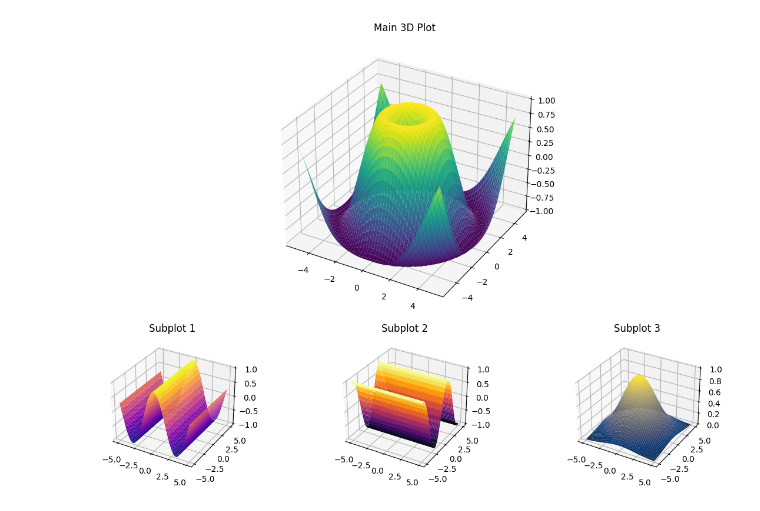
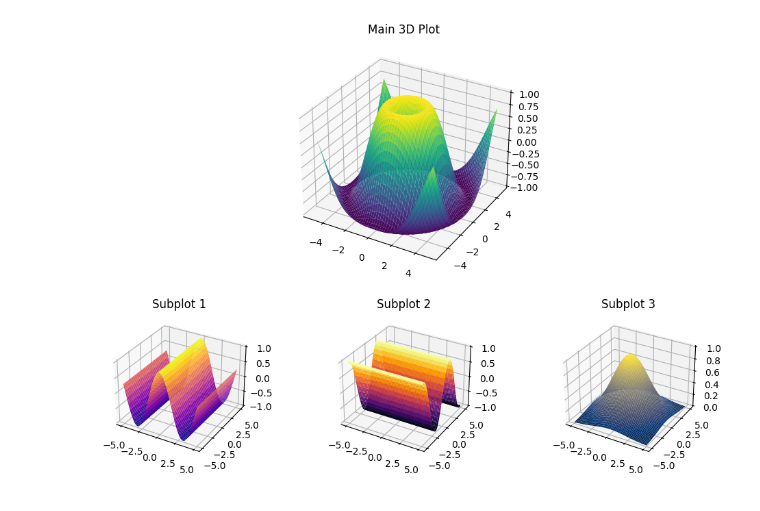
Before and after one commit to varinik/Autonomous.UAV-Mounted.Air.Filtration.using.Artificial.Intelligence.Models, a Jupyter notebook: animation.ipynb, the cells around one changed output. Drawn from its saved outputs; the diff is of its cells as text; code cells hidden in the pictures.

```diff
--- a/animation.ipynb
+++ b/animation.ipynb
@@ -9,33 +9,34 @@ x = np.linspace(-5, 5, 50)
 y = np.linspace(-5, 5, 50)
 X, Y = np.meshgrid(x, y)
 Z_main = np.sin(np.sqrt(X**2 + Y**2))
 Z1 = np.cos(X)
 Z2 = np.sin(Y)
 Z3 = np.exp(-0.1 * (X**2 + Y**2))
 
 # Setup figure and grid layout
 fig = plt.figure(figsize=(12, 8))
-gs = gridspec.GridSpec(2, 3, height_ratios=[2, 2])
+gs = gridspec.GridSpec(2, 3, height_ratios=[2, 1.25])
 
 # Main big 3D plot
 ax_main = fig.add_subplot(gs[0, :], projection='3d')
 ax_main.plot_surface(X, Y, Z_main, cmap='viridis')
 ax_main.set_title("Main 3D Plot")
 
 # Smaller 3D subplots
 ax1 = fig.add_subplot(gs[1, 0], projection='3d')
 ax1.plot_surface(X, Y, Z1, cmap='plasma')
 ax1.set_title("Subplot 1")
 
 ax2 = fig.add_subplot(gs[1, 1], projection='3d')
 ax2.plot_surface(X, Y, Z2, cmap='inferno')
 ax2.set_title("Subplot 2")
 
 ax3 = fig.add_subplot(gs[1, 2], projection='3d')
 ax3.plot_surface(X, Y, Z3, cmap='cividis')
 ax3.set_title("Subplot 3")
 
-plt.tight_layout()
+plt.tight_layout(pad=20)
+
 plt.show()
 # %% [output]
-[figure, old version]
+[figure, new version]
```
Also changed, not shown: 4 other files.
